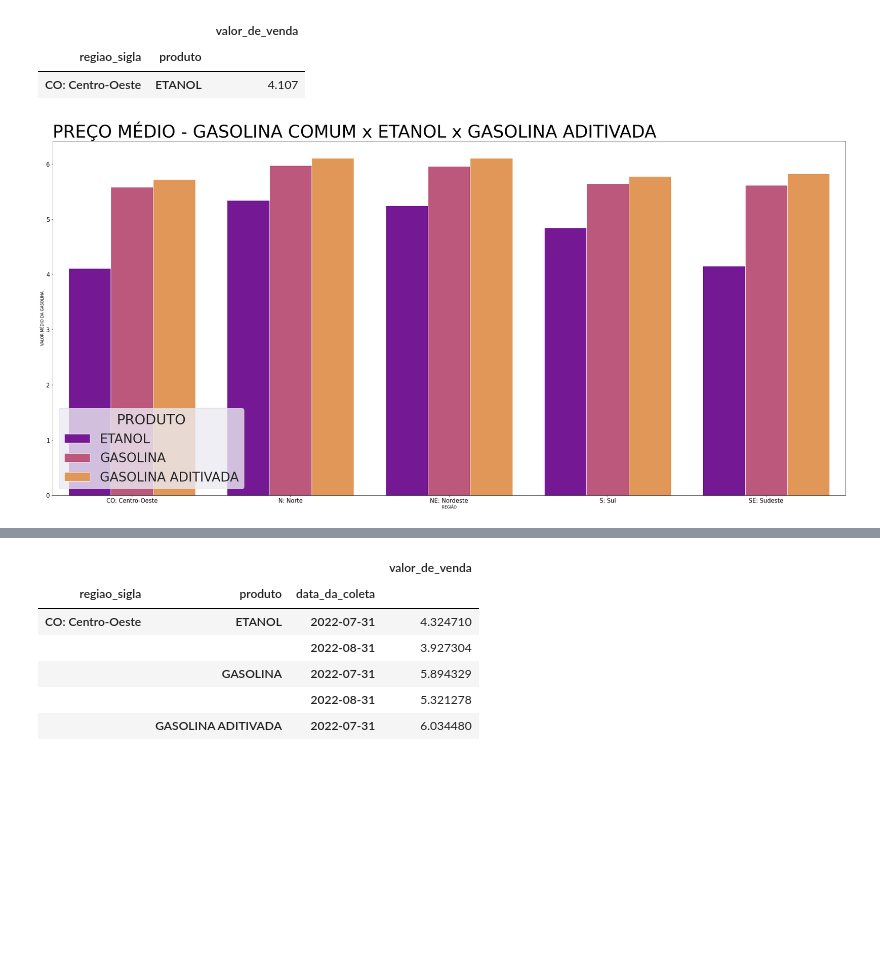
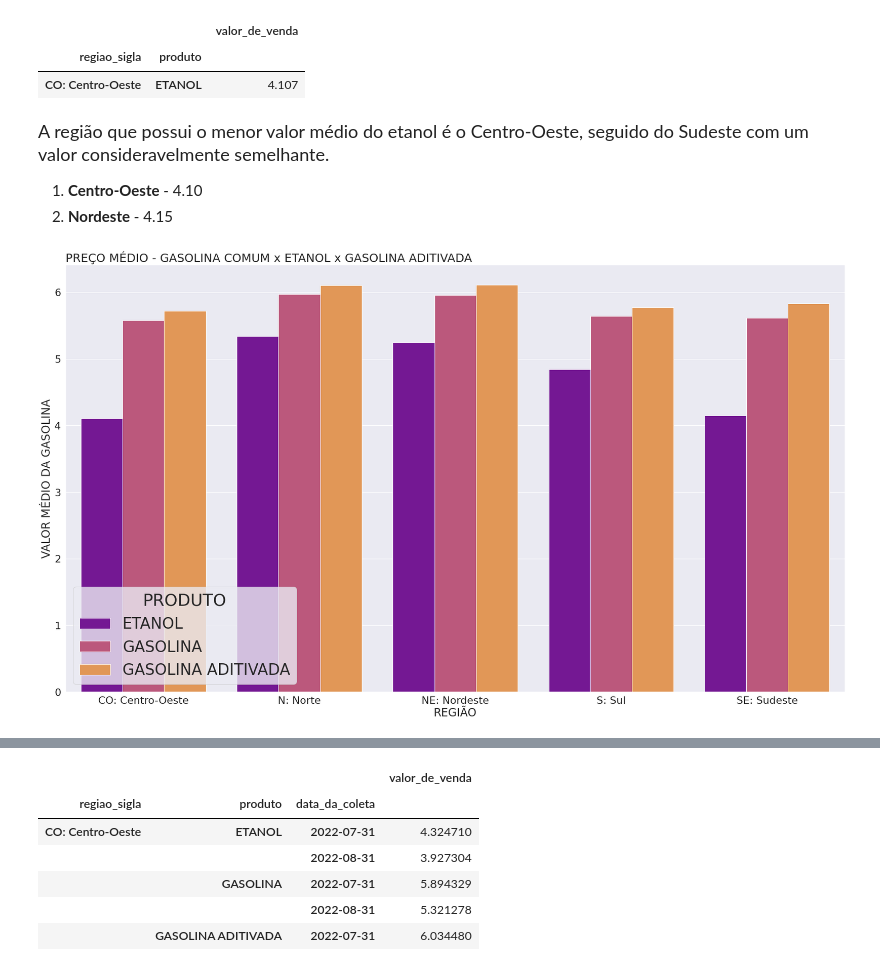
Before and after one commit to lucasCanella/Projeto-modulo-4, a Jupyter notebook: Projeto_módulo_4_Squad_6.ipynb, the cells around one changed output, grey strips where cells are left out. Cells and saved outputs as stored; diff of their text form; code cells hidden in the pictures; blank space fills up the shorter version.

```diff
--- a/Projeto_módulo_4_Squad_6.ipynb
+++ b/Projeto_módulo_4_Squad_6.ipynb
@@ -588,17 +624,22 @@ regiao_menor_med_etanol.nsmallest(1, columns = 'valor_de_venda')
 |  |  | valor_de_venda |
 | regiao_sigla | produto |  |
 | CO: Centro-Oeste | ETANOL | 4.107 |
+# %% [markdown]
+ <font size="4"> A região que possui o menor valor médio do etanol é o Centro-Oeste, seguido do Sudeste com um valor consideravelmente semelhante.
+
+ 1. **Centro-Oeste** - 4.10
+ 2. **Nordeste** - 4.15
 # %%
 vl_medio_regiao = dados.groupby(['regiao_sigla', 'produto'])['valor_de_venda'].mean().reset_index()
 # %%
-grafico_val_med_reg = plt.figure(figsize=(30,15))
-plt.title('PREÇO MÉDIO - GASOLINA COMUM x ETANOL x GASOLINA ADITIVADA', loc='left', fontsize=45)
+grafico_val_med_reg = plt.figure(figsize=(25,15))
+plt.title('PREÇO MÉDIO - GASOLINA COMUM x ETANOL x GASOLINA ADITIVADA', loc='left', fontsize=25)
 sns.set(font_scale=3)
 sns.barplot(y='valor_de_venda', x='regiao_sigla', hue='produto',  data = vl_medio_regiao, palette='plasma');
 plt.ylabel('VALOR MÉDIO DA GASOLINA')
 plt.xlabel('REGIÃO')
 plt.legend(title="PRODUTO", loc='lower left')
 
 plt.tight_layout()
 # %% [output]
-[figure, old version]
+[figure, new version]
```
Also changed, not shown: parts of 71 cells of this notebook.
